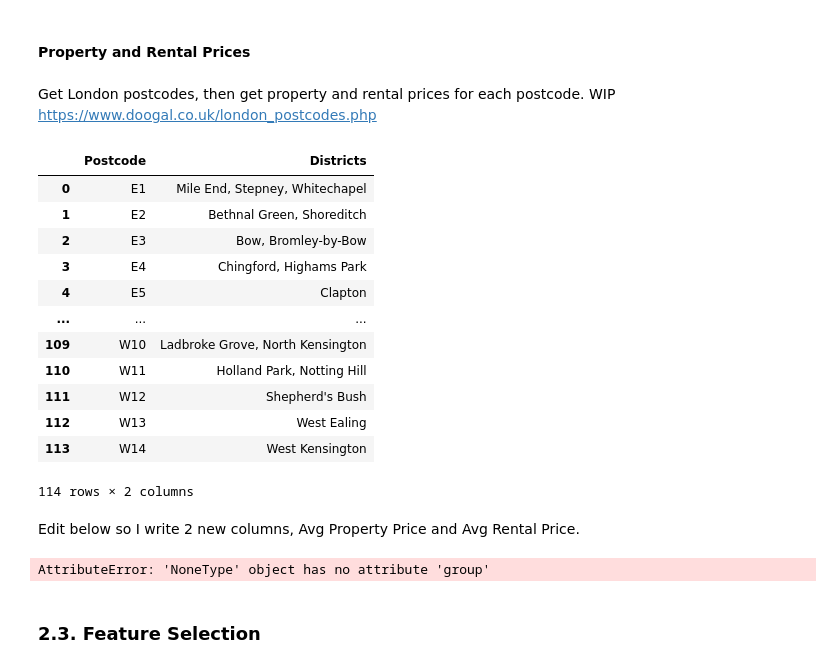
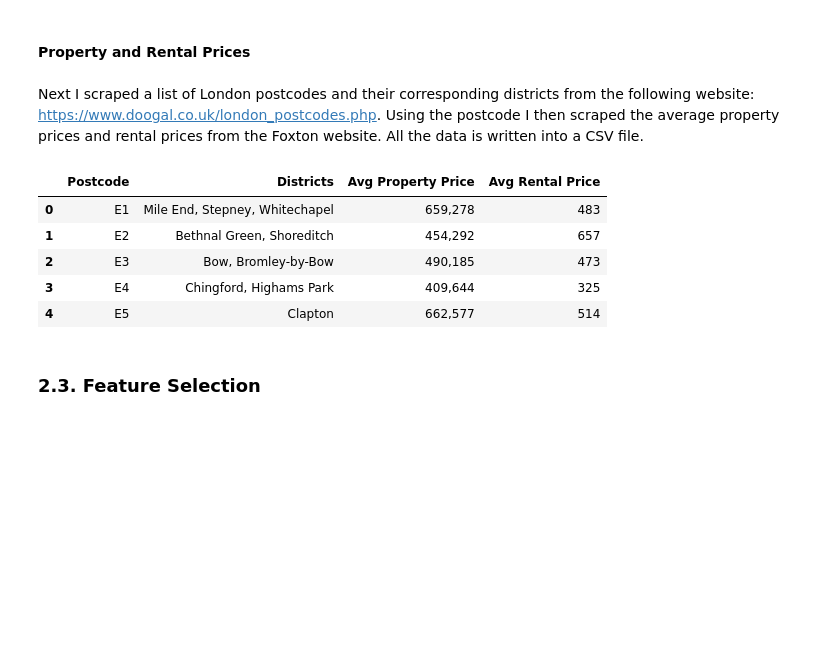
Before and after one commit to nicoleleman/coursera_capstone_project, a Jupyter notebook: notebook/battle_of_the_neighbourhood.ipynb, the cells around one changed output. Cells and saved outputs as stored; diff of their text form; code cells hidden in the pictures; blank space fills up the shorter version.

```diff
--- a/notebook/battle_of_the_neighbourhood.ipynb
+++ b/notebook/battle_of_the_neighbourhood.ipynb
@@ -123,63 +118,49 @@ london_boroughs
 | 31 | Westminster | 51°29′50″N 0°08′14″W﻿,﻿51.4973°N ... | 51.4973 | -0.1372﻿ |
 # %% [markdown]
 #### Property and Rental Prices
-# %% [markdown]
-Get London postcodes, then get property and rental prices for each postcode. WIP
-https://www.doogal.co.uk/london_postcodes.php
+# %% [markdown]
+Next I scraped a list of London postcodes and their corresponding districts from the following website: https://www.doogal.co.uk/london_postcodes.php. Using the postcode I then scraped the average property prices and rental prices from the Foxton website. All the data is written into a CSV file.
 # %%
-source_postcode = requests.get('https://www.doogal.co.uk/london_postcodes.php').text
-soup = BeautifulSoup(source_postcode)
-
-with open('../data/raw/london_district_postcodes.csv', 'w', newline='', encoding='utf-8') as f:
-    column_headers = ['Postcode','Districts']
+with open('../data/raw/london_property_prices.csv', 'w', newline='', encoding='utf-8') as f:
+    column_headers = ['Postcode','Districts', 'Avg Property Price','Avg Rental Price']
     writer = csv.DictWriter(f, fieldnames = column_headers)
     writer.writeheader()
 
-    districts = soup.find('div', class_='realContent')
+    # Scrape postcodes and districts
+    source_postcode = requests.get('https://www.doogal.co.uk/london_postcodes.php').text
+    soup1 = BeautifulSoup(source_postcode)
+    districts = soup1.find('div', class_='realContent')
     a_elements = districts.find_all('a')[43:157]
     for i in range(len(a_elements)):
         Postcode = a_elements[i].getText().split(':')[0]
         Districts= a_elements[i].getText().split(': ')[1]
-        writer.writerow({'Postcode': Postcode, 'Districts':Districts})
         i += 1
-df = pd.read_csv('../data/raw/london_district_postcodes.csv')
-df
+
+        # Scrape the prices for each postcode obtained above
+        source_foxtons = requests.get('https://www.foxtons.co.uk/living-in/{}'.format(Postcode)).text
+        soup2 = BeautifulSoup(source_foxtons)
+        var_elements = soup2.find_all(['var'], class_="price_headline")
+        property_price = var_elements[0].getText()[1:]
+        rental_price = var_elements[1].getText()[1:]
+        # Return NaN if there is no data for rental prices
+        if len(rental_price) > 1:
+            result = re.search('[0-9A-Fa-f,]+', rental_price).group()
+        else:
+            result = 'NaN'
+
+        # Write all of the above into the CSV
+        writer.writerow({'Postcode': Postcode, 'Districts':Districts,
+                         'Avg Property Price':property_price, 'Avg Rental Price':result})
+
+london_property_prices = pd.read_csv('../data/raw/london_property_prices.csv')
+london_property_prices.head()
 # %% [output]
-|  | Postcode | Districts |
-| 0 | E1 | Mile End, Stepney, Whitechapel |
-| 1 | E2 | Bethnal Green, Shoreditch |
-| 2 | E3 | Bow, Bromley-by-Bow |
-| 3 | E4 | Chingford, Highams Park |
-| 4 | E5 | Clapton |
-| ... | ... | ... |
-| 109 | W10 | Ladbroke Grove, North Kensington |
-| 110 | W11 | Holland Park, Notting Hill |
-| 111 | W12 | Shepherd's Bush |
-| 112 | W13 | West Ealing |
-| 113 | W14 | West Kensington |
+|  | Postcode | Districts | Avg Property Price | Avg Rental Price |
+| 0 | E1 | Mile End, Stepney, Whitechapel | 659,278 | 483 |
+| 1 | E2 | Bethnal Green, Shoreditch | 454,292 | 657 |
+| 2 | E3 | Bow, Bromley-by-Bow | 490,185 | 473 |
+| 3 | E4 | Chingford, Highams Park | 409,644 | 325 |
+| 4 | E5 | Clapton | 662,577 | 514 |
-114 rows × 2 columns
-# %% [markdown]
-Edit below so I write 2 new columns, Avg Property Price and Avg Rental Price.
-# %%
-with open('../data/raw/london_boroughs_foxton_prices.csv', 'w', newline='', encoding='utf-8') as f:
-    column_headers = ['Postcode','Avg Property Price','Avg Rental Price']
-    writer = csv.DictWriter(f, fieldnames = column_headers)
-    writer.writeheader()
-
-    for postcode in df['Postcode']:
-        source_foxtons = requests.get('https://www.foxtons.co.uk/living-in/{}'.format(postcode)).text
-        soup = BeautifulSoup(source_foxtons)
-        var_elements = soup.find_all(['var'], class_="price_headline")
-
-        property_price = var_elements[0].getText()[1:]
-        rental_price = var_elements[1].getText()[1:]
-        result = re.search('[0-9.]+', rental_price).group()
-        writer.writerow({'Postcode':postcode, 'Avg Property Price':property_price, 'Avg Rental Price':result})
-
-df2 = pd.read_csv('../data/raw/london_boroughs_foxton_prices.csv')
-df2.head()
-# %% [output]
-AttributeError: 'NoneType' object has no attribute 'group'
 # %% [markdown]
 ### 2.3. Feature Selection
 # %% [markdown]
```
Also changed, not shown: parts of 2 cells of this notebook, 3 other files.
